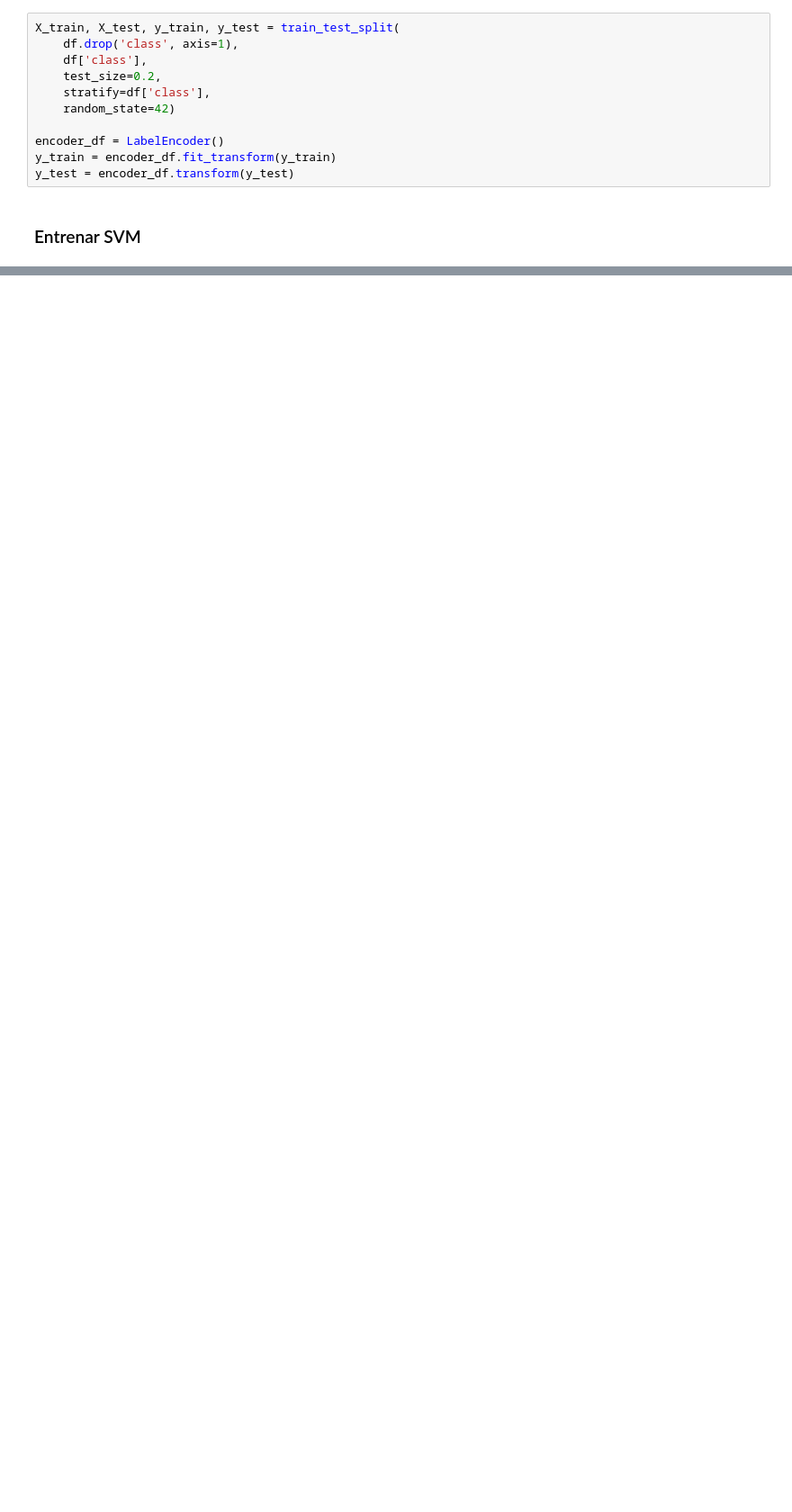
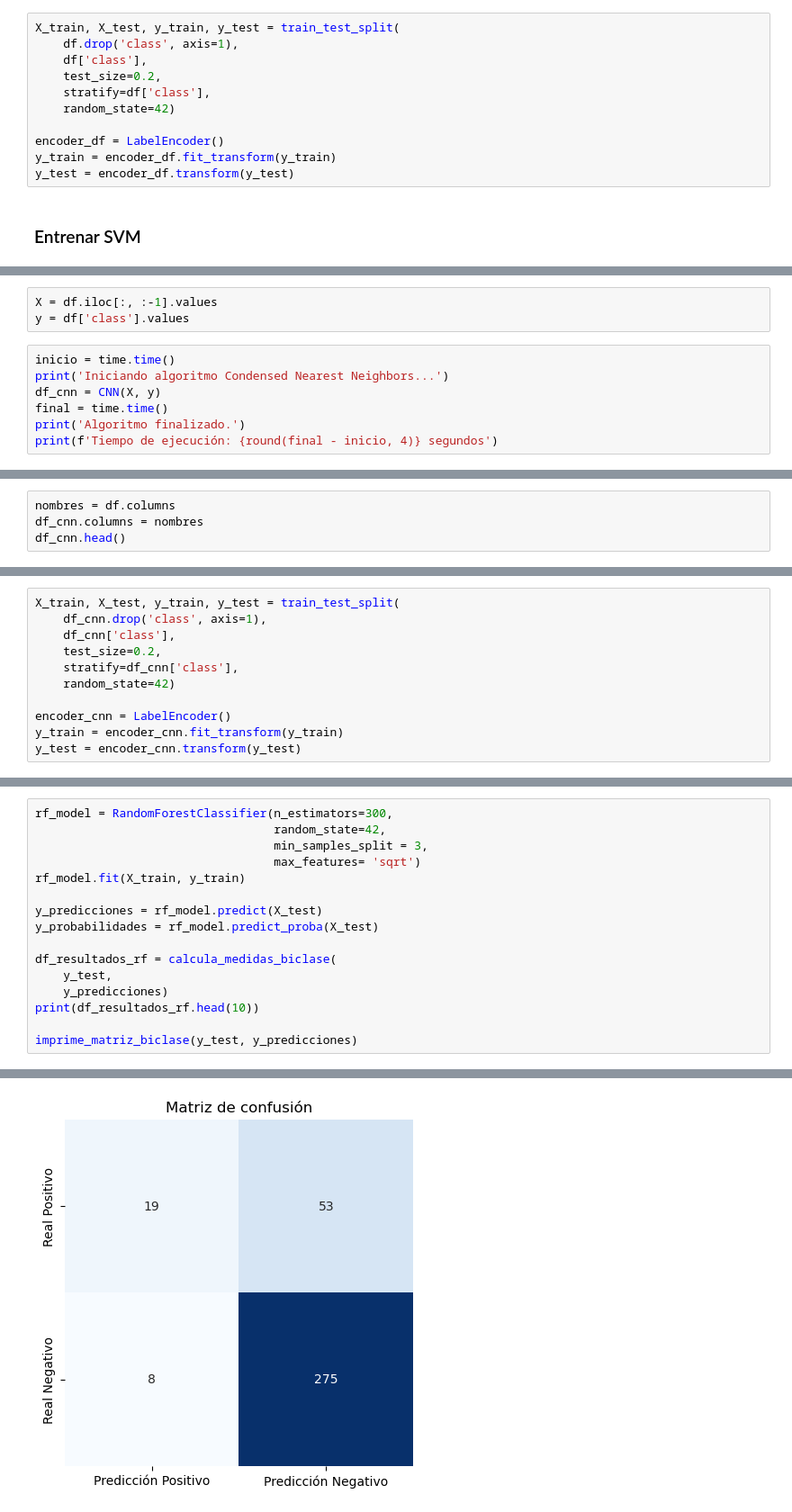
Before and after one commit to JairRamosG/T-cnicas-avanzadas-de-Clasificaci-n-de-Patrones, a Jupyter notebook: Tarea6 - Underfitting/main.ipynb, the cells around one changed output, grey strips where cells are left out. Shown: that part at 90% size. Saved outputs shown, nothing was run; the diff lists cells and outputs as text; blank space fills up the shorter version.

```diff
--- a/Tarea6 - Underfitting/main.ipynb
+++ b/Tarea6 - Underfitting/main.ipynb
@@ -90,0 +227,10 @@ KeyboardInterrupt:
+# %%
+X = df.iloc[:, :-1].values
+y = df['class'].values
+# %%
+inicio = time.time()
+print('Iniciando algoritmo Condensed Nearest Neighbors...')
+df_cnn = CNN(X, y)
+final = time.time()
+print('Algoritmo finalizado.')
+print(f'Tiempo de ejecución: {round(final - inicio, 4)} segundos')
@@ -90,0 +241,4 @@ KeyboardInterrupt:
+# %%
+nombres = df.columns
+df_cnn.columns = nombres
+df_cnn.head()
@@ -90,0 +275,11 @@ KeyboardInterrupt:
+# %%
+X_train, X_test, y_train, y_test = train_test_split(
+    df_cnn.drop('class', axis=1),
+    df_cnn['class'],
+    test_size=0.2,
+    stratify=df_cnn['class'],
+    random_state=42)
+
+encoder_cnn = LabelEncoder()
+y_train = encoder_cnn.fit_transform(y_train)
+y_test = encoder_cnn.transform(y_test)
@@ -90,0 +288,17 @@ KeyboardInterrupt:
+# %%
+rf_model = RandomForestClassifier(n_estimators=300,
+                                  random_state=42,
+                                  min_samples_split = 3,
+                                  max_features= 'sqrt')
+rf_model.fit(X_train, y_train)
+
+y_predicciones = rf_model.predict(X_test)
+y_probabilidades = rf_model.predict_proba(X_test)
+
+df_resultados_rf = calcula_medidas_biclase(
+    y_test,
+    y_predicciones)
+print(df_resultados_rf.head(10))
+
+imprime_matriz_biclase(y_test, y_predicciones)
+# %% [output]
@@ -90,0 +314 @@ KeyboardInterrupt:
+[figure, added]
```
Also changed, not shown: parts of 28 cells of this notebook, 4 other files.
